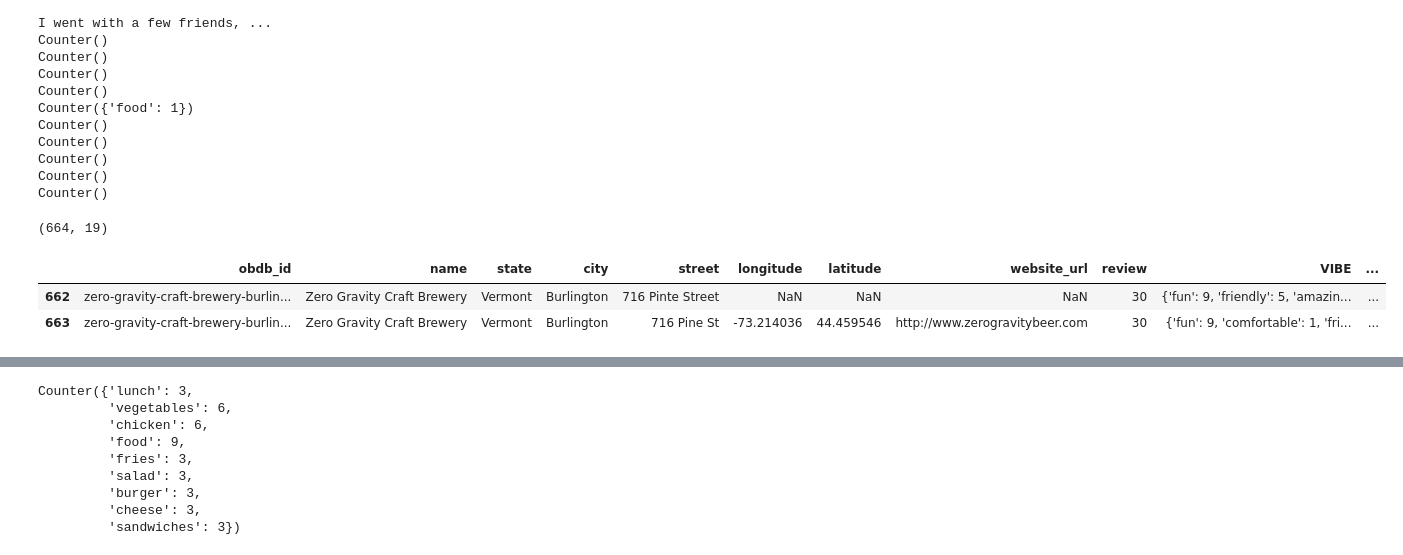
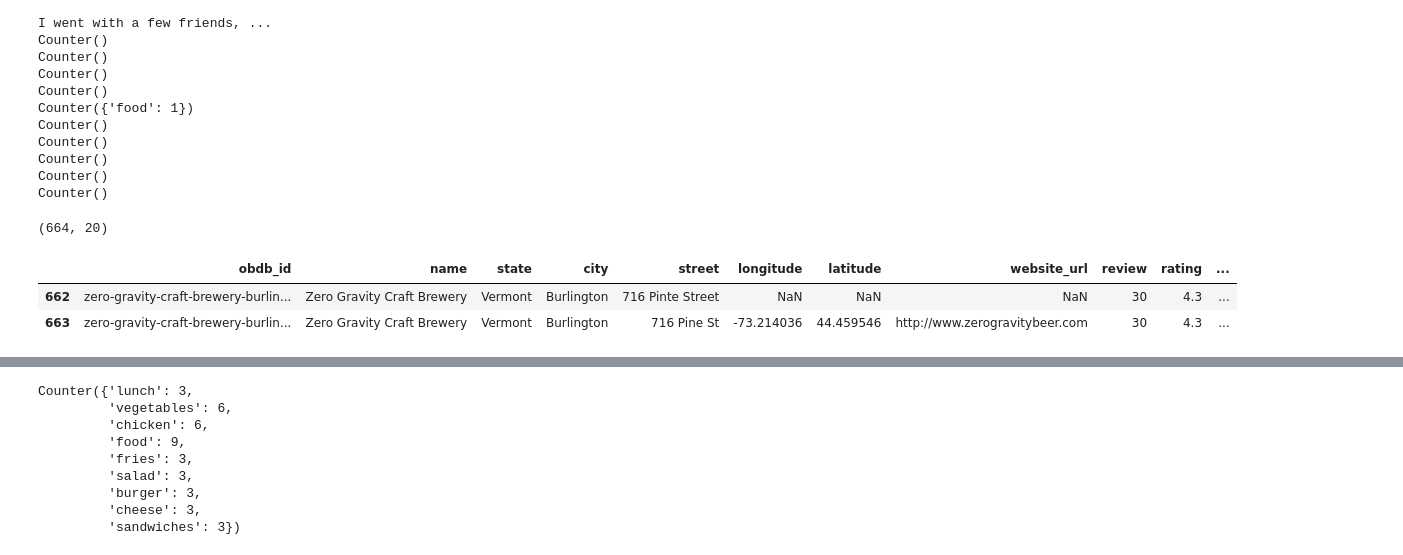
Before and after one commit to data-sandbox/nlp-brewer-finder, a Jupyter notebook: notebooks/04_Run_NLP_model.ipynb, the cells around one changed output, grey strips where cells are left out. Drawn from its saved outputs; the diff is of its cells as text; code cells hidden in the pictures.

```diff
--- a/notebooks/04_Run_NLP_model.ipynb
+++ b/notebooks/04_Run_NLP_model.ipynb
@@ -94,21 +94,23 @@ Counter()
 # %%
 # Group by brewery
 aggregate = {}
 columns = ['name', 'state', 'city', 'street', 'longitude', 'latitude', 'website_url']
 for column in columns:
     aggregate[column] = 'max'
 aggregate['review'] = 'count'
+aggregate['rating'] = 'mean'
 # add labels to agg function
 for label in labels:
     aggregate[label] = 'sum'
 brewery_features = reviews_df.groupby(by='obdb_id').agg(aggregate).reset_index()
+brewery_features['rating'] = brewery_features['rating'].map('{:.1f}'.format)
 print(brewery_features.shape)
 brewery_features.tail(2)
 # %% [output]
-(664, 19)
+(664, 20)
-|  | obdb_id | name | state | city | street | longitude | latitude | website_url | review | VIBE | ... |
-| 662 | zero-gravity-craft-brewery-burlin... | Zero Gravity Craft Brewery | Vermont | Burlington | 716 Pinte Street | NaN | NaN | NaN | 30 | {'fun': 9, 'friendly': 5, 'amazin... | ... |
-| 663 | zero-gravity-craft-brewery-burlin... | Zero Gravity Craft Brewery | Vermont | Burlington | 716 Pine St | -73.214036 | 44.459546 | http://www.zerogravitybeer.com | 30 | {'fun': 9, 'comfortable': 1, 'fri... | ... |
+|  | obdb_id | name | state | city | street | longitude | latitude | website_url | review | rating | ... |
+| 662 | zero-gravity-craft-brewery-burlin... | Zero Gravity Craft Brewery | Vermont | Burlington | 716 Pinte Street | NaN | NaN | NaN | 30 | 4.3 | ... |
+| 663 | zero-gravity-craft-brewery-burlin... | Zero Gravity Craft Brewery | Vermont | Burlington | 716 Pine St | -73.214036 | 44.459546 | http://www.zerogravitybeer.com | 30 | 4.3 | ... |
 # %%
 # Remove any remaining missing lat/lon
 brewery_features = brewery_features.dropna(subset=['latitude'])
```
Also changed, not shown: parts of 4 cells of this notebook, 2 other files.
